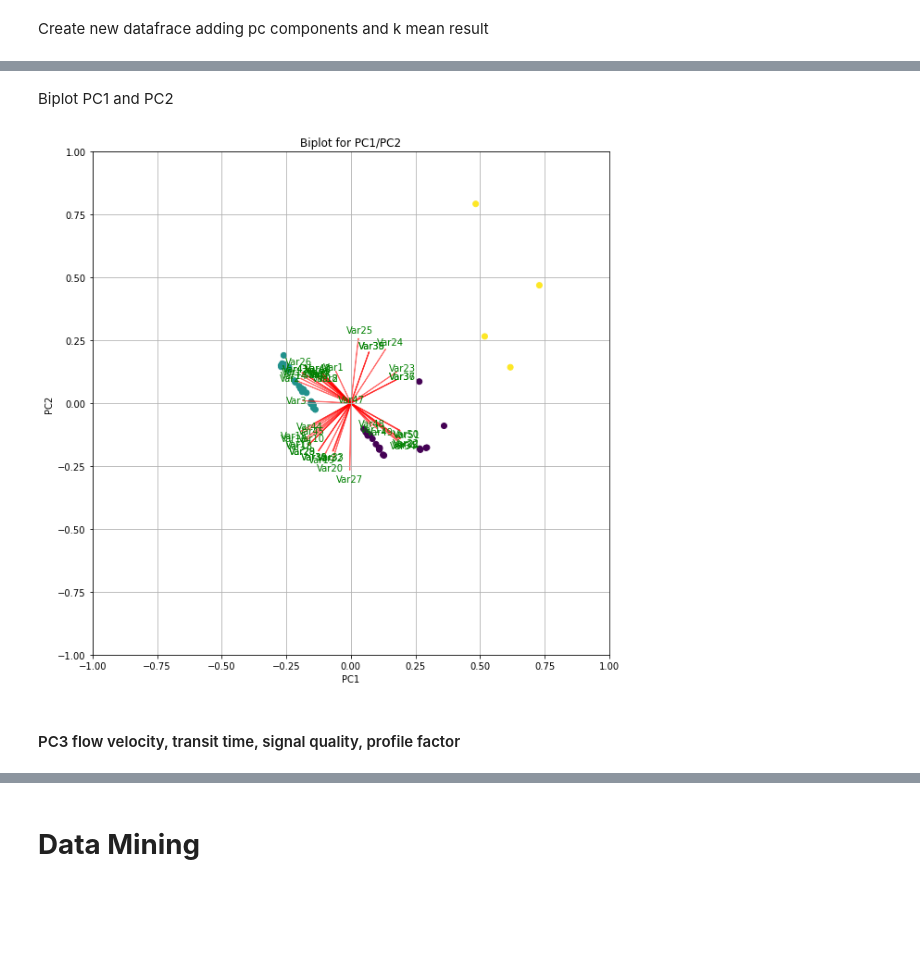
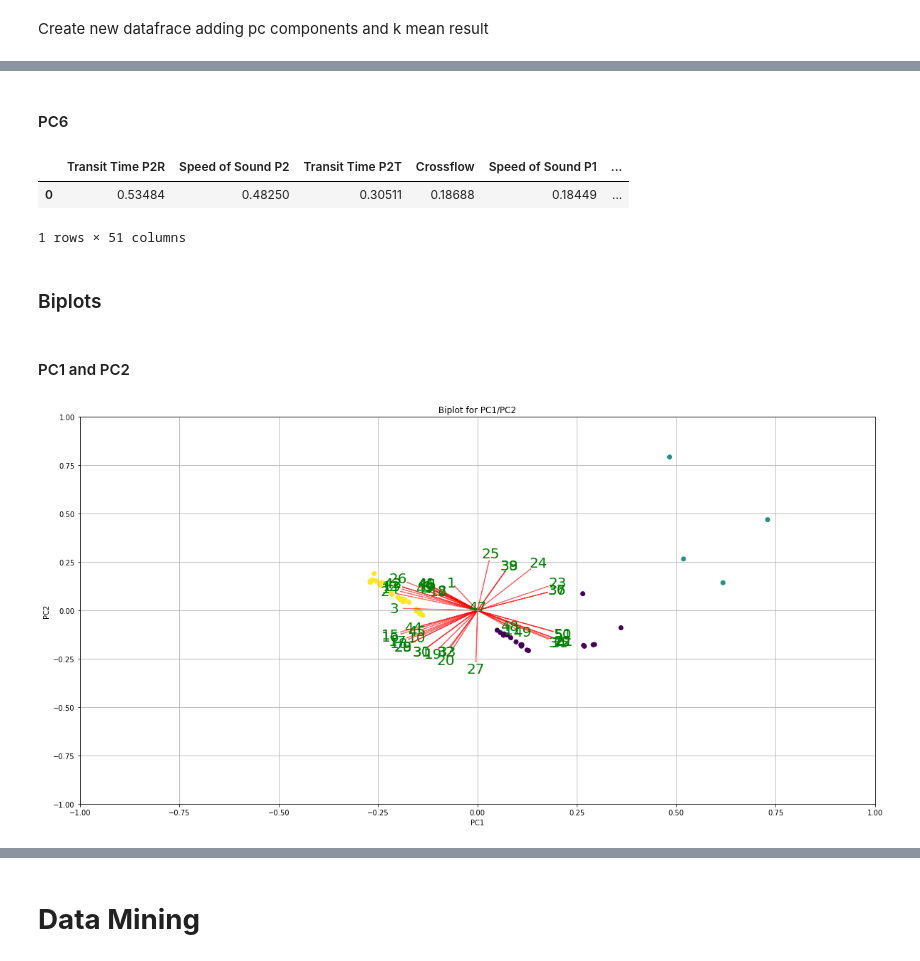
Before and after one commit to goldslime123/csc3005-DA, a Jupyter notebook: MeterB.ipynb, the cells around one changed output, grey strips where cells are left out. Saved outputs shown, nothing was run; the diff lists cells and outputs as text; code cells hidden in the pictures; blank space fills up the shorter version.

```diff
--- a/MeterB.ipynb
+++ b/MeterB.ipynb
@@ -604,0 +527,5 @@ plt.show()
+# %%
+# drop pca columns
+df_segm_pca_kmeans = df_segm_pca_kmeans.drop(['Class','PC1','PC2','PC3','PC4','PC5','PC6','K-means'],axis=1)
+print(df_segm_pca_kmeans.shape)
+df_segm_pca_kmeans.head()
@@ -604,0 +553,16 @@ plt.show()
+# %%
+# reset index
+df_median_meterB = df_median_meterB.reset_index(drop=True)
+df_segm_pca_kmeans = df_segm_pca_kmeans.reset_index(drop=True)
+
+df = pd.concat(
+    [df_median_meterB[['Class']], df_segm_pca_kmeans[['k_means_class']]],
+    axis=1)
+
+print(df['Class'].value_counts())
+print(df['k_means_class'].value_counts())
+
+df['compare'] = np.where(df['Class'] == df['k_means_class'], 'True', 'False')
+changes = (df['compare'].values == 'False').sum()
+percentage_change = (changes / df.shape[0]) * 100
+print('Percentage change: ' + str(round(percentage_change, 2)))
@@ -607,12 +581,14 @@ Use pca kmeans as the dataset and perform pca again
 # %%
-dataset = df_segm_pca_kmeans.drop(['Class','PC1','PC2','PC3','PC4','PC5','PC6','K-means'],axis=1)
-dataset = dataset.rename(columns={'Label':'Class'})
+# rename labels to class
+df_segm_pca_kmeans = df_segm_pca_kmeans.rename(columns={'k_means_class':'Class'})
+
+dataset = df_segm_pca_kmeans
+
 X=dataset.drop(['Class'],axis=1)
-Y=dataset[['Class']]
+Y=dataset['Class']
 
 scaler = StandardScaler()
-scaler.fit(X)
-X=scaler.transform(X)
+X=scaler.fit_transform(X)
 
 pca_k_means=PCA(.95)
 X_pca_kmeans = pca_k_means.fit_transform(X)
@@ -684,36 +727,56 @@ df_pc2
+# %% [markdown]
+#### PC6
+# %%
+df_pc6 =df_pca.iloc[[5]]
+a = abs(pca_k_means.components_[5])
+b = zip(col_name_meterB_no_class,a)
+# Using sorted and lambda
+res = sorted(b, key = lambda x: x[1],reverse=True)
+
+values = []
+columns =[]
+for col,val in res:
+    values.append(val)
+    columns.append(col)
+values =[values]
+
+df_pc6 = pd.DataFrame(values,columns=columns)
+df_pc6
+# %% [output]
+|  | Transit Time P2R | Speed of Sound P2 | Transit Time P2T | Crossflow | Speed of Sound P1 | ... |
+| 0 | 0.53484 | 0.48250 | 0.30511 | 0.18688 | 0.18449 | ... |
+1 rows × 51 columns
+# %% [markdown]
+### Biplots
 # %% [markdown]
-Biplot PC1 and PC2
+#### PC1 and PC2
 # %%
-from matplotlib.pyplot import figure
 def myplot(score,coeff,labels=None):
     xs = score[:,0]
     ys = score[:,1]
     n = coeff.shape[0]
     y= dataset['Class']
     scalex = 1.0/(xs.max() - xs.min())
     scaley = 1.0/(ys.max() - ys.min())
     plt.scatter(xs * scalex,ys * scaley, c = y)
     for i in range(n):
         plt.arrow(0, 0, coeff[i,0], coeff[i,1],color = 'r',alpha = 0.5)
         if labels is None:
-            plt.text(coeff[i,0]* 1.15, coeff[i,1] * 1.15, "Var"+str(i+1), color = 'g', ha = 'center', va = 'center')
+            plt.text(coeff[i,0]* 1.15, coeff[i,1] * 1.15, str(i+1),fontsize=20, color = 'g', ha = 'center', va = 'center')
         else:
             plt.text(coeff[i,0]* 1.15, coeff[i,1] * 1.15, labels[i], color = 'g', ha = 'center', va = 'center')
     plt.xlim(-1,1)
     plt.ylim(-1,1)
-    plt.xlabel("PC{}".format(1))
-    plt.ylabel("PC{}".format(2))
-
     plt.grid()
 
 #Call the function. Use only the 2 PCs.
-myplot(X_pca[:,0:2],np.transpose(pca.components_[0:2, :]))
+myplot(X_pca_kmeans[:,0:2],np.transpose(pca_k_means.components_[0:2, :]))
 # figure size
 fig = plt.gcf()
-fig.set_size_inches(10, 10)
+fig.set_size_inches(20, 10)
 plt.title('Biplot for PC1/PC2')
+plt.xlabel("PC1".format(1))
+plt.ylabel("PC2".format(2))
 plt.show()
 # %% [output]
-[figure, old version]
+[figure, new version]
-# %% [markdown]
-#### PC3 flow velocity, transit time, signal quality, profile factor
```
Also changed, not shown: parts of 122 cells of this notebook.
